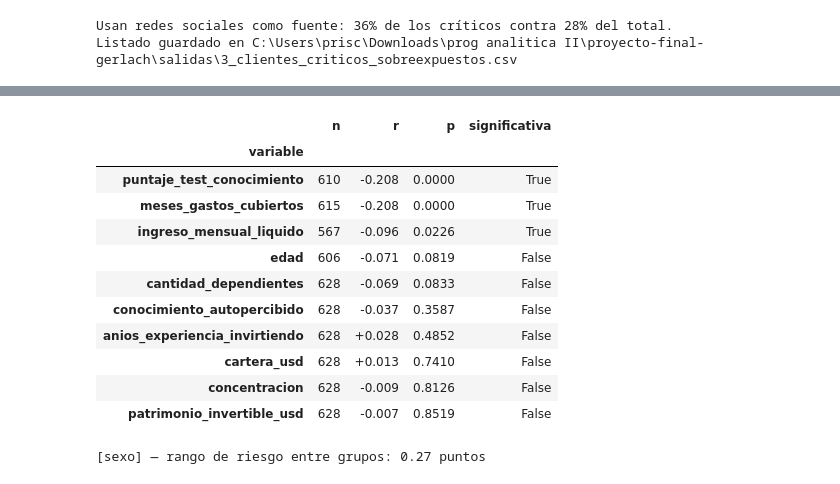
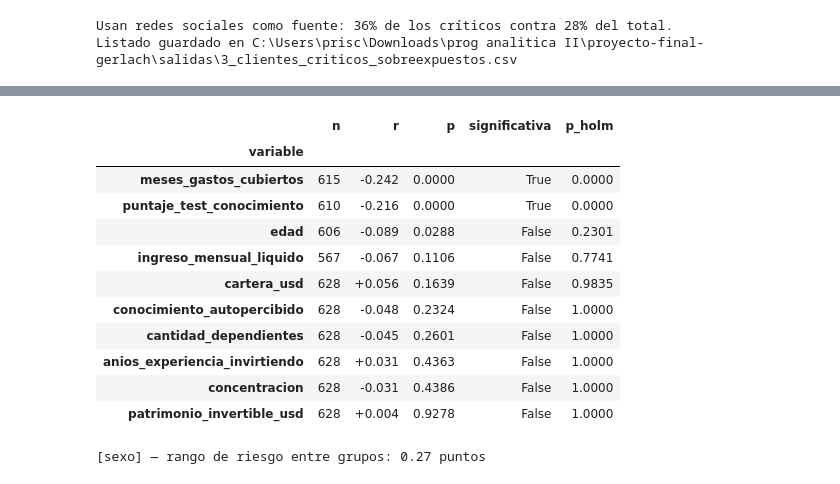
Before and after one commit to priscilagerlach9-lgtm/proyecto-final-gerlach, a Jupyter notebook: notebooks/proyecto_final_rambla.ipynb, the cells around one changed output, grey strips where cells are left out. Saved outputs shown, nothing was run; the diff lists cells and outputs as text; code cells hidden in the pictures.

```diff
--- a/notebooks/proyecto_final_rambla.ipynb
+++ b/notebooks/proyecto_final_rambla.ipynb
@@ -2940,12 +2433,13 @@ revisarla con la medida de volatilidad, que es lo que se hace en 2.6.
+# %%
+# Parámetro: cortes de volatilidad del SRRI agrupado en tres perfiles
+CORTES_VOLATILIDAD_PERFIL = [0, 0.05, 0.10, np.inf]  # hasta 5 %, de 5 % a 10 %, más
 # %%
-# ¿Qué cortes de la escala interna reproducen la partición SRRI?
-
 ETIQUETAS_PERFIL = ["Conservador", "Moderado", "Agresivo"]
 
-# Partición de referencia, por volatilidad de la cartera (SRRI 1-3 / 4 / 5-7).
+# Partición de referencia, por volatilidad de la cartera (SRRI 1-3 / 4 / 5-7)
 perfil_por_volatilidad = pd.cut(
     perfil_cartera["volatilidad_cartera"],
-    bins=[0, 0.05, 0.10, np.inf],
+    bins=CORTES_VOLATILIDAD_PERFIL,
     labels=ETIQUETAS_PERFIL,
     right=False,
 )
@@ -2953,18 +2447,19 @@ perfil_por_volatilidad = pd.cut(
 print("Reparto según la partición SRRI por volatilidad de cartera:")
 print(perfil_por_volatilidad.value_counts().reindex(ETIQUETAS_PERFIL).to_string())
 
-# ¿A qué riesgo de la escala interna equivalen los límites de 5 % y 10 % de volatilidad?
+# A qué riesgo de la escala interna equivalen los límites de 5 % y 10 % de volatilidad?
 print("\nEquivalencia empírica de los límites:")
-for limite in (0.05, 0.10):
+for limite in CORTES_VOLATILIDAD_PERFIL[1:3]:
     cerca = perfil_cartera[
         (perfil_cartera["volatilidad_cartera"] - limite).abs() < 0.004
     ]
     print(
-        f"  clientes con volatilidad proxima a {limite:.0%}: n={len(cerca):>3d} | "
-        f"riesgo mediano en la escala de la firma = {cerca['riesgo_efectivo'].median():.2f}"
+        f"  clientes con volatilidad proxima a {limite:.0%}: n={len(cerca)} | "
+        f"riesgo mediano en la escala de la firma = "
+        f"{cerca['riesgo_efectivo'].median():.2f}"
     )
 
-# Búsqueda del par de cortes que mejor reproduce la partición de referencia.
+# Búsqueda del par de cortes que mejor reproduce la partición de referencia
 busqueda = []
 for corte_bajo in np.arange(1.8, 3.01, 0.1):
     for corte_alto in np.arange(3.0, 4.21, 0.1):
@@ -3950,7 +3474,7 @@ el rendimiento real de las carteras se puede verificar si esa expectativa es alc
 # %%
-# Retorno esperado declarado contra lo que efectivamente rinde la cartera.
+# Retorno esperado declarado contra lo que efectivamente rinde la cartera
 
-# Piso del rango declarado: lo mínimo que el cliente tendría que obtener para no fallar.
+# Piso del rango declarado: lo mínimo que el cliente tendría que obtener para no fallar
 PISO_DEL_RANGO = {
     "Menos de 5%": 0.00,
     "5% a 10%": 0.05,
@@ -3960,11 +3484,18 @@ PISO_DEL_RANGO = {
 }
 ORDEN_EXPECTATIVA = list(PISO_DEL_RANGO)
 
+# El nominal de la cartera promedia instrumentos en pesos y en dólares, que no se
+# comparan entre sí. Se pasa todo a un nominal en pesos: el retorno real en pesos
+# más la inflación uruguaya
+comparables["retorno_nominal_pesos_cartera"] = (
+    1 + comparables["retorno_real_pesos_cartera"]
+) * (1 + INFLACION_UY) - 1
+
 expectativas = (
     comparables.groupby("retorno_esperado_anual", observed=True)
     .agg(
         clientes=("retorno_nominal_cartera", "size"),
-        rinde_nominal=("retorno_nominal_cartera", "mean"),
+        rinde_nominal=("retorno_nominal_pesos_cartera", "mean"),
         rinde_real=("retorno_real_cartera", "mean"),
         riesgo=("riesgo_efectivo", "mean"),
         volatilidad=("volatilidad_cartera", "mean"),
@@ -4145,50 +3712,52 @@ que importa, que es separar las asociaciones que sobreviven a un control de las
 # %%
-# Variables numéricas asociadas al riesgo efectivo de la cartera.
+# Variables numéricas asociadas al riesgo efectivo de la cartera
 
 VARIABLES_NUMERICAS = [
     "edad",
     "ingreso_mensual_liquido",
     "patrimonio_invertible_usd",
     "anios_experiencia_invirtiendo",
     "puntaje_test_conocimiento",
     "conocimiento_autopercibido",
     "meses_gastos_cubiertos",
     "cantidad_dependientes",
     "cartera_usd",
     "concentracion",
 ]
 
 correlaciones = []
 for variable in VARIABLES_NUMERICAS:
     datos = comparables[[variable, "riesgo_efectivo"]].dropna()
-    r, p = stats.pearsonr(datos[variable], datos["riesgo_efectivo"])
+    r, p = stats.spearmanr(datos[variable], datos["riesgo_efectivo"])
     correlaciones.append(
         {
             "variable": variable,
             "n": len(datos),
             "r": r,
             "p": p,
             "significativa": p < 0.05,
         }
     )
 
 correlaciones = pd.DataFrame(correlaciones).set_index("variable")
+correlaciones["p_holm"] = ajuste_holm(correlaciones["p"])
+correlaciones["significativa"] = correlaciones["p_holm"] < 0.05
 display(
     correlaciones.reindex(
         correlaciones["r"].abs().sort_values(ascending=False).index
-    ).style.format({"r": "{:+.3f}", "p": "{:.4f}"})
+    ).style.format({"r": "{:+.3f}", "p": "{:.4f}", "p_holm": "{:.4f}"})
 )
 # %% [output]
-|  | n | r | p | significativa |
-| variable |  |  |  |  |
-| puntaje_test_conocimiento | 610 | -0.208 | 0.0000 | True |
-| meses_gastos_cubiertos | 615 | -0.208 | 0.0000 | True |
-| ingreso_mensual_liquido | 567 | -0.096 | 0.0226 | True |
-| edad | 606 | -0.071 | 0.0819 | False |
-| cantidad_dependientes | 628 | -0.069 | 0.0833 | False |
-| conocimiento_autopercibido | 628 | -0.037 | 0.3587 | False |
-| anios_experiencia_invirtiendo | 628 | +0.028 | 0.4852 | False |
-| cartera_usd | 628 | +0.013 | 0.7410 | False |
-| concentracion | 628 | -0.009 | 0.8126 | False |
-| patrimonio_invertible_usd | 628 | -0.007 | 0.8519 | False |
+|  | n | r | p | significativa | p_holm |
+| variable |  |  |  |  |  |
+| meses_gastos_cubiertos | 615 | -0.242 | 0.0000 | True | 0.0000 |
+| puntaje_test_conocimiento | 610 | -0.216 | 0.0000 | True | 0.0000 |
+| edad | 606 | -0.089 | 0.0288 | False | 0.2301 |
+| ingreso_mensual_liquido | 567 | -0.067 | 0.1106 | False | 0.7741 |
+| cartera_usd | 628 | +0.056 | 0.1639 | False | 0.9835 |
+| conocimiento_autopercibido | 628 | -0.048 | 0.2324 | False | 1.0000 |
+| cantidad_dependientes | 628 | -0.045 | 0.2601 | False | 1.0000 |
+| anios_experiencia_invirtiendo | 628 | +0.031 | 0.4363 | False | 1.0000 |
+| concentracion | 628 | -0.031 | 0.4386 | False | 1.0000 |
+| patrimonio_invertible_usd | 628 | +0.004 | 0.9278 | False | 1.0000 |
 # %%
```
Also changed, not shown: parts of 230 cells of this notebook, 17 other files.
